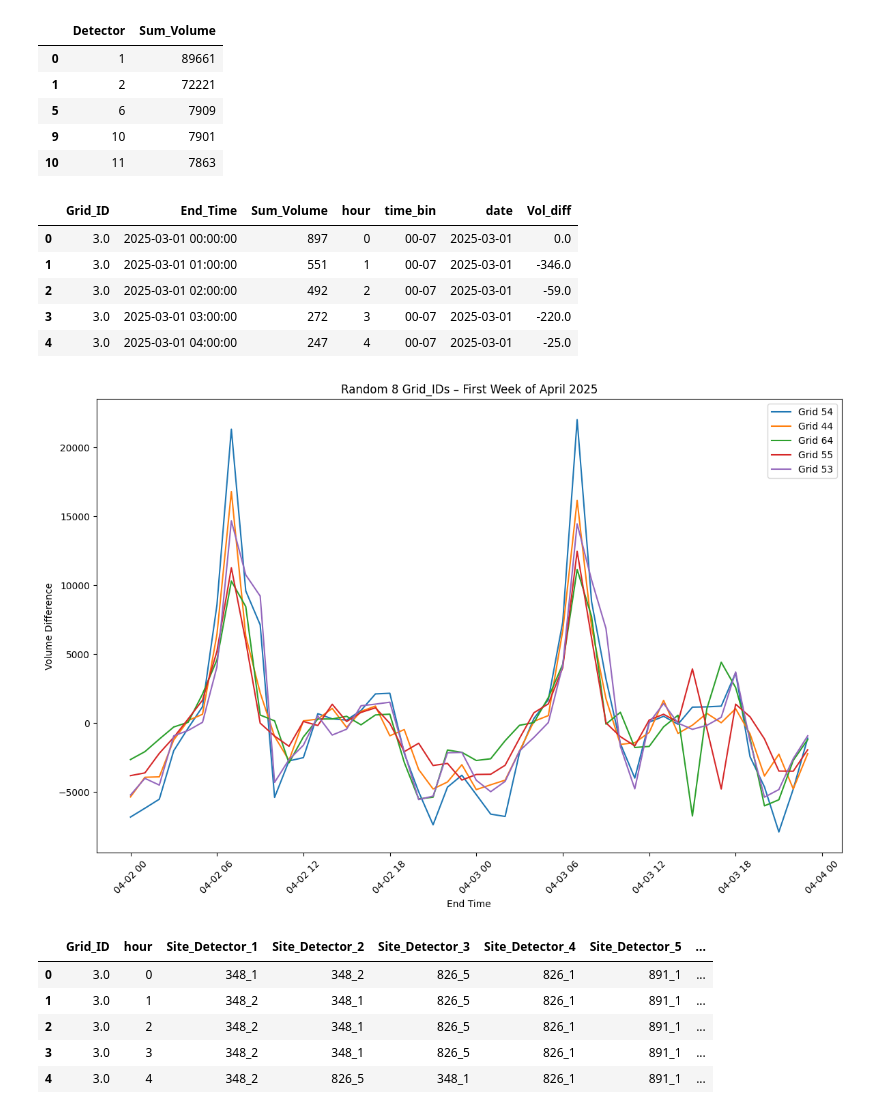
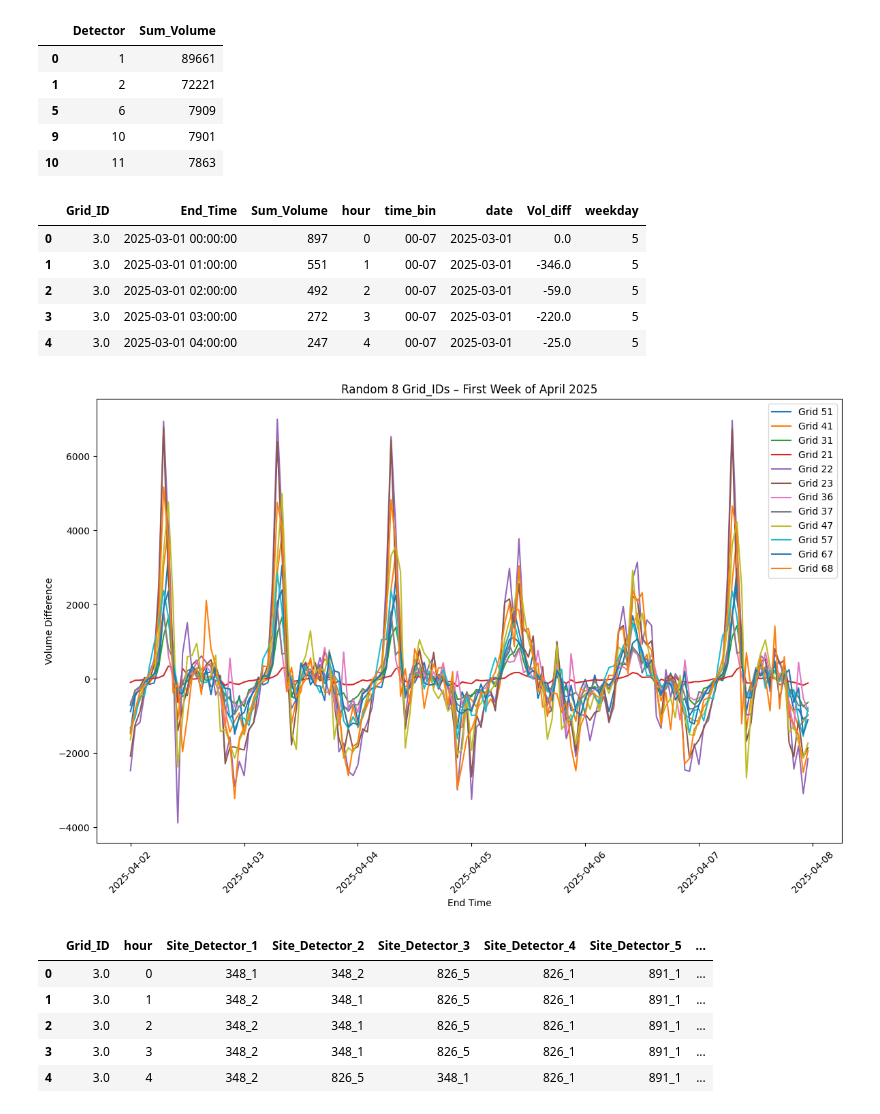
Before and after one commit to kirva123/Hackathon2025, a Jupyter notebook: Regional copy.ipynb, the cells around one changed output. Drawn from its saved outputs; the diff is of its cells as text; code cells hidden in the pictures.

```diff
--- a/Regional copy.ipynb
+++ b/Regional copy.ipynb
@@ -9,6 +9,6 @@ import datetime as dt
 import seaborn as sns
 # %%
 nodes = pd.read_csv("node_data.csv")
-edges = pd.read_csv("data/edges_data.csv")
+edges = pd.read_csv("edges_data.csv")
 df_2020 = pd.read_csv("data/scats_detector_volume_jan-jun-2020.csv")
 sites = pd.read_csv("data/its_scats_sites_aug-2020.csv")
@@ -218,7 +216,7 @@ end   = pd.Timestamp("2025-04-07 23:59:59")
 week_data = joined_eval[(joined_eval["End_Time"] >= start) & (joined_eval["End_Time"] <= end)]
 
 # 3. Pick 8 random Grid_IDs from those available in that week
-random_ids = np.random.choice(week_data["Grid_ID"].unique(), size=8, replace=False)
+random_ids = [51,41,31,21,22,23,36,37,47,57,67,68]#np.random.choice(week_data["Grid_ID"].unique(), size=8, replace=False)
 
 # 4. Filter again for just those IDs
 subset = week_data[week_data["Grid_ID"].isin(random_ids)]
@@ -527,40 +525,40 @@ site920_grouped.head()
 | 10 | 11 | 7863 |
 # %%
 joined_eval["Vol_diff"] = joined_eval["Sum_Volume"].diff().fillna(0)
+joined_eval['weekday'] = joined_eval["End_Time"].dt.dayofweek
 joined_eval.head()
 # %% [output]
-|  | Grid_ID | End_Time | Sum_Volume | hour | time_bin | date | Vol_diff |
-| 0 | 3.0 | 2025-03-01 00:00:00 | 897 | 0 | 00-07 | 2025-03-01 | 0.0 |
-| 1 | 3.0 | 2025-03-01 01:00:00 | 551 | 1 | 00-07 | 2025-03-01 | -346.0 |
-| 2 | 3.0 | 2025-03-01 02:00:00 | 492 | 2 | 00-07 | 2025-03-01 | -59.0 |
-| 3 | 3.0 | 2025-03-01 03:00:00 | 272 | 3 | 00-07 | 2025-03-01 | -220.0 |
-| 4 | 3.0 | 2025-03-01 04:00:00 | 247 | 4 | 00-07 | 2025-03-01 | -25.0 |
+|  | Grid_ID | End_Time | Sum_Volume | hour | time_bin | date | Vol_diff | weekday |
+| 0 | 3.0 | 2025-03-01 00:00:00 | 897 | 0 | 00-07 | 2025-03-01 | 0.0 | 5 |
+| 1 | 3.0 | 2025-03-01 01:00:00 | 551 | 1 | 00-07 | 2025-03-01 | -346.0 | 5 |
+| 2 | 3.0 | 2025-03-01 02:00:00 | 492 | 2 | 00-07 | 2025-03-01 | -59.0 | 5 |
+| 3 | 3.0 | 2025-03-01 03:00:00 | 272 | 3 | 00-07 | 2025-03-01 | -220.0 | 5 |
+| 4 | 3.0 | 2025-03-01 04:00:00 | 247 | 4 | 00-07 | 2025-03-01 | -25.0 | 5 |
 # %%
 start = pd.Timestamp("2025-04-02")
-end   = pd.Timestamp("2025-04-03 23:59:59")
+end   = pd.Timestamp("2025-04-07 23:59:59")
 
 # 2. Filter the data for that week
 week_data = joined_eval[(joined_eval["End_Time"] >= start) & (joined_eval["End_Time"] <= end)]
 
 # 3. Pick 8 random Grid_IDs from those available in that week
-random_ids =  [54,44,64,55,53]  #np.random.choice(week_data["Grid_ID"].unique(), size=5, replace=False)
-
+random_ids = [51,41,31,21,22,23,36,37,47,57,67,68]
 # 4. Filter again for just those IDs
 subset = week_data[week_data["Grid_ID"].isin(random_ids)]
 
 # 5. Plot
 plt.figure(figsize=(12, 8))
 for gid in random_ids:
     temp = subset[subset["Grid_ID"] == gid]
     plt.plot(temp["End_Time"], temp["Vol_diff"], label=f"Grid {gid}")
 
 plt.xlabel("End Time")
 plt.ylabel("Volume Difference")
 plt.title("Random 8 Grid_IDs – First Week of April 2025")
 plt.legend()
 plt.xticks(rotation=45)
 plt.tight_layout()
 plt.show()
 # %% [output]
-[figure, old version]
+[figure, new version]
 # %%
```
Also changed, not shown: parts of 5 cells of this notebook.
